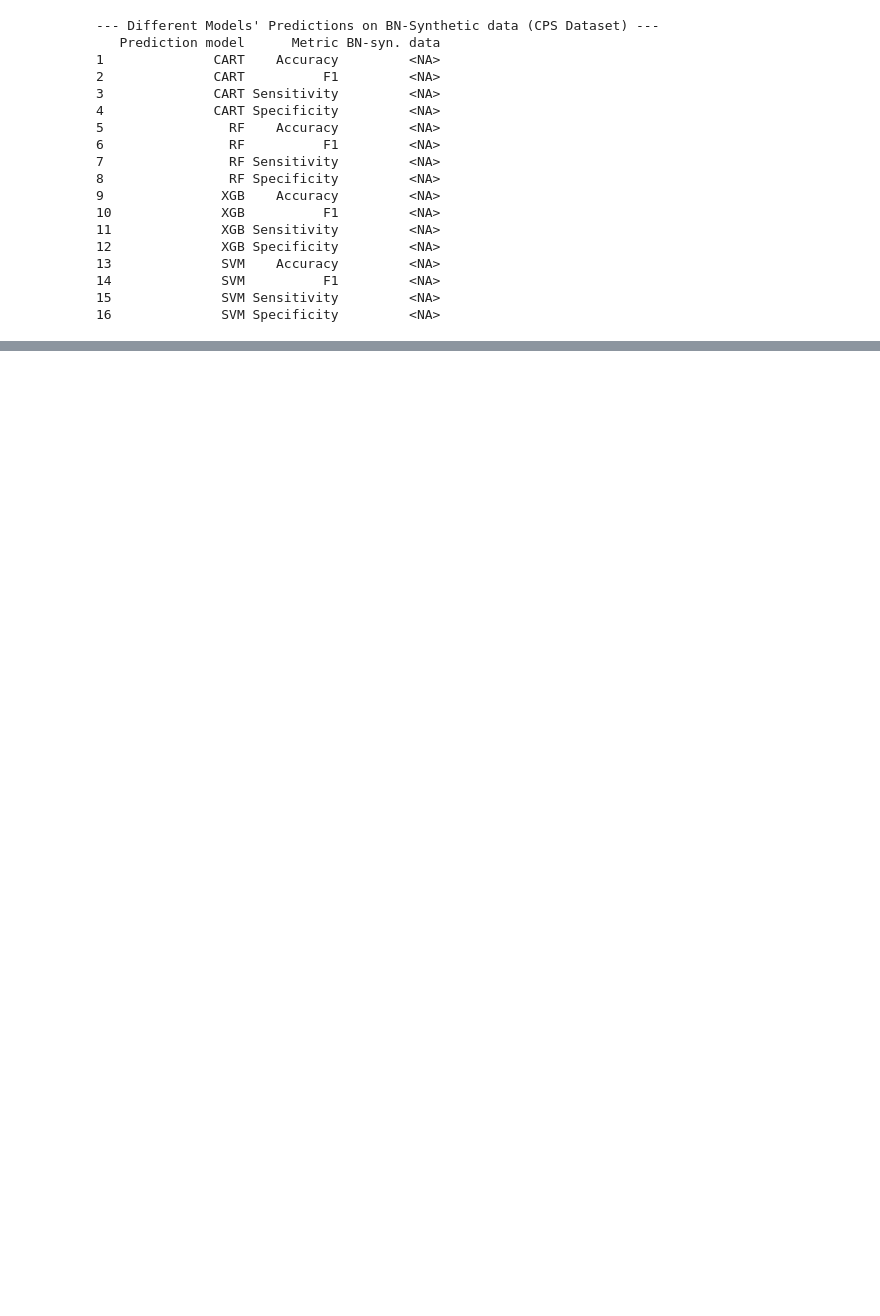
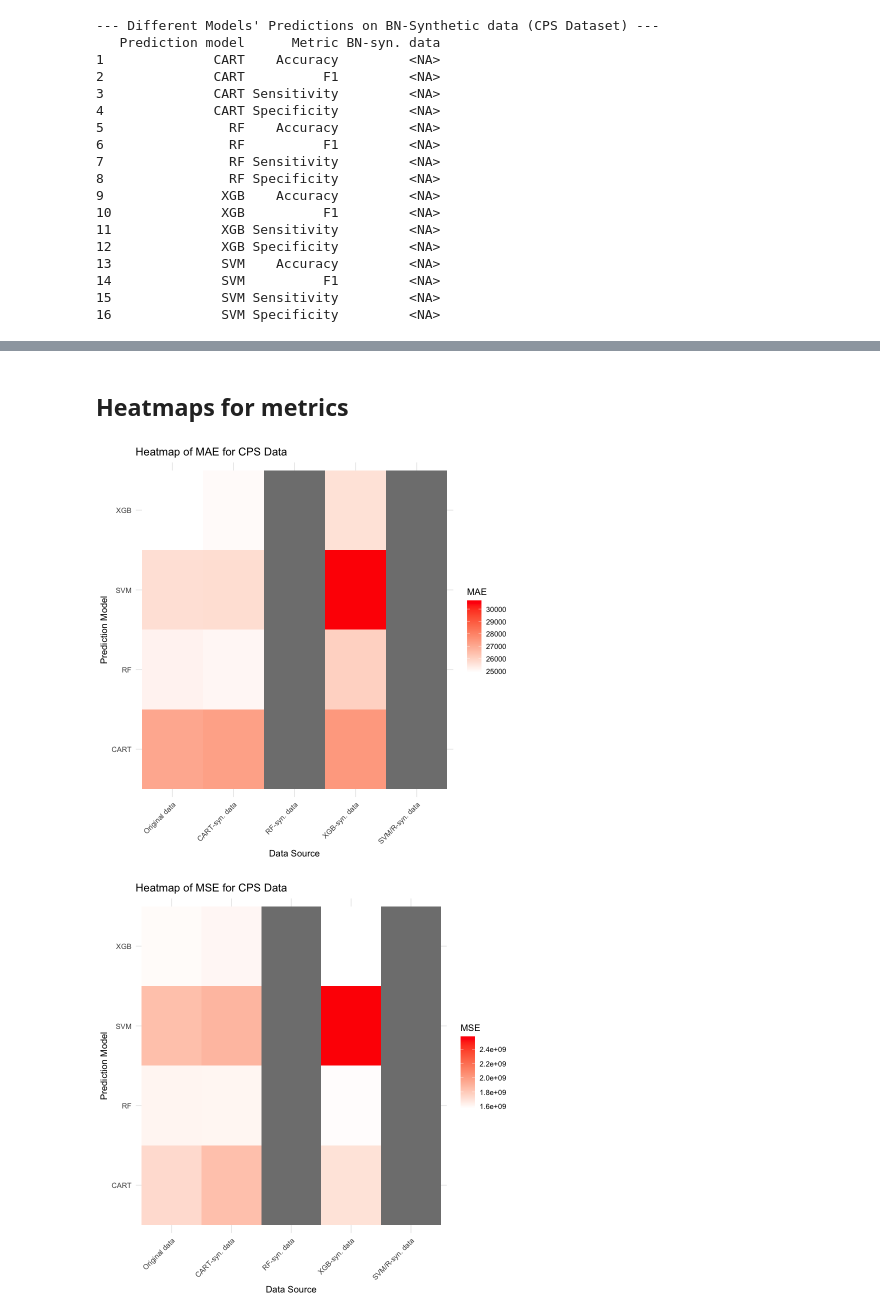
Before and after one commit to foesine/Master-Thesis, a Jupyter notebook: Evaluation.ipynb, the cells around one changed output, grey strips where cells are left out. Saved outputs shown, nothing was run; the diff lists cells and outputs as text; code cells hidden in the pictures; blank space fills up the shorter version.

Commit message:
evaluation heatmaps

```diff
--- a/Evaluation.ipynb
+++ b/Evaluation.ipynb
@@ -408,0 +320,28 @@ print(bn_synth_cps_table)
+# %% [markdown]
+## Heatmaps for metrics
+# %%
+# CPS Data for heatmaps
+cps_heatmap_data <- cps_table
+
+# Iterate over each metric in the cps data
+for (metric in metrics_regression) {
+  # Filter the table for the current metric
+  metric_data <- cps_heatmap_data[cps_heatmap_data$Metric == metric, ]
+
+  # Melt the data into long format for ggplot
+  metric_data_melt <- melt(metric_data, id.vars = c("Prediction Model", "Metric"))
+
+  # Create the heatmap
+  p <- ggplot(metric_data_melt, aes(x = variable, y = `Prediction Model`, fill = as.numeric(value))) +
+    geom_tile() +
+    scale_fill_gradient(low = "white", high = "red", name = metric) +  # Set the name to the metric
+    labs(title = paste("Heatmap of", metric, "for CPS Data"), x = "Data Source", y = "Prediction Model") +
+    theme_minimal() +
+    theme(axis.text.x = element_text(angle = 45, hjust = 1))  # Rotate x-axis labels for better readability
+
+  # Print the heatmap
+  print(p)
+}
+# %% [output]
+[figure, added]
+[figure, added]
```
Also changed, not shown: parts of 11 cells of this notebook.
